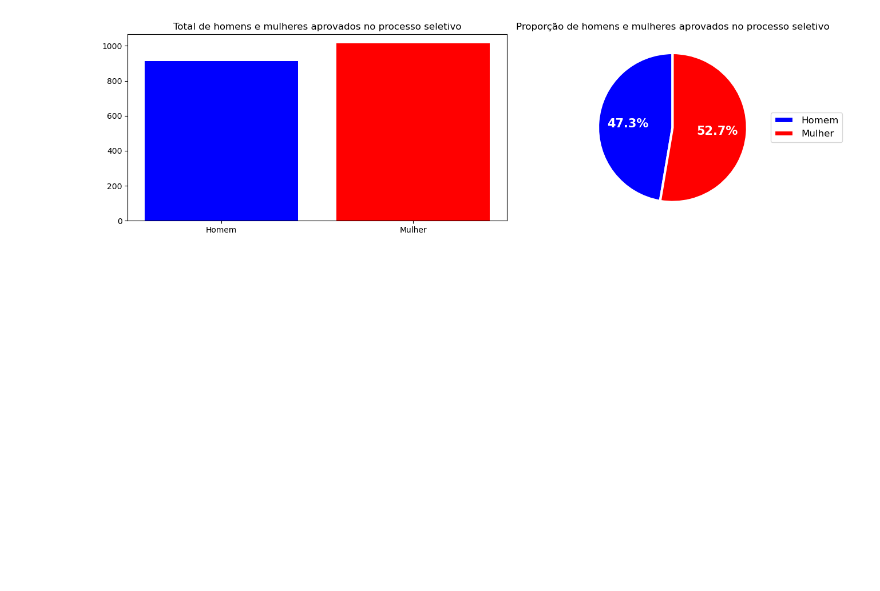
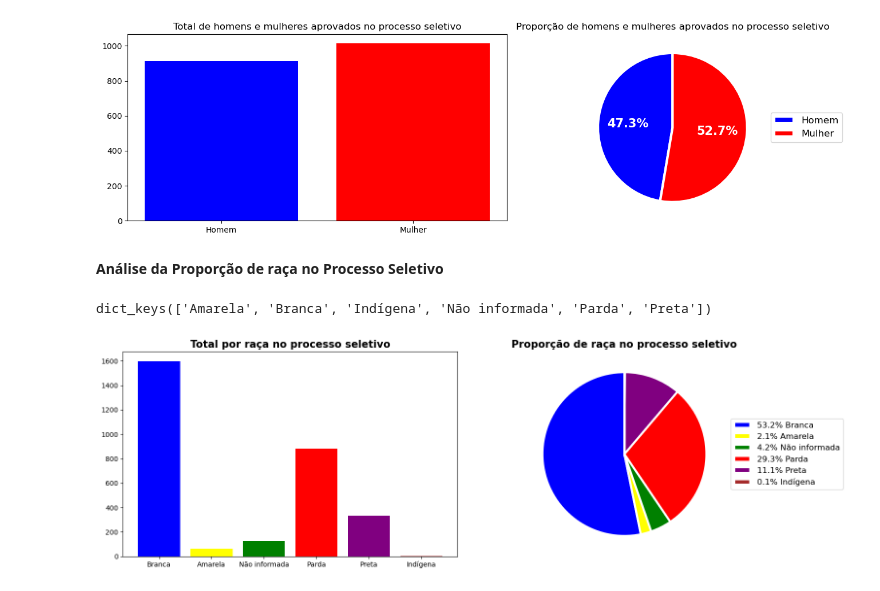
Before and after one commit to CesarMancioSilva/analise_processo_seletivo, a Jupyter notebook: Analise.ipynb, the cells around one changed output. Cells and saved outputs as stored; diff of their text form; code cells hidden in the pictures; blank space fills up the shorter version.

Commit message:
adição de novo grafico por raça

```diff
--- a/Analise.ipynb
+++ b/Analise.ipynb
@@ -59,3 +78,51 @@ plt.show()
 # %% [output]
 [figure]
 [figure]
+# %% [markdown]
+**Análise da Proporção de raça no Processo Seletivo**
+# %%
+data_raça=data.groupby('Raça-cor')
+print(data_raça.groups.keys())
+raça_Branca = data_raça.get_group('Branca')
+raça_Amarela= data_raça.get_group('Amarela')
+raça_Indigena = data_raça.get_group('Indígena')
+raça_NI = data_raça.get_group('Não informada')
+raça_Parda = data_raça.get_group('Parda')
+raça_Preta = data_raça.get_group('Preta')
+
+total_integrantes = len(data)
+
+prct_branca = (len(raça_Branca)*100)/total_integrantes
+prct_amarela = (len(raça_Amarela)*100)/total_integrantes
+prct_ni = (len(raça_NI)*100)/total_integrantes
+prct_parda = (len(raça_Parda)*100)/total_integrantes
+prct_preta = (len(raça_Preta)*100)/total_integrantes
+prct_indigena = (len(raça_Indigena)*100)/total_integrantes
+
+raças = ['Branca','Amarela','Não informada','Parda','Preta','Indígena']
+raças_prct = [f'{prct_branca}% Branca',f'{prct_amarela}% Amarela',f'{round(prct_ni,1)}% Não informada',f'{round(prct_parda,1)}% Parda',f'{prct_preta}% Preta',f'{prct_indigena}% Indígena']
+result = [len(raça_Branca),len(raça_Amarela),len(raça_NI),len(raça_Parda),len(raça_Preta),len(raça_Indigena)]
+
+fig, ax = plt.subplots(1, 2, figsize=(16, 5))
+ax[0].bar(raças,result,color=['blue','yellow','green','red','purple','brown'])
+ax[0].set_title('Total por raça no processo seletivo',fontsize=15,fontweight='bold')
+
+wedges, texts, autotexts = ax[1].pie(result, labels=raças_prct, autopct='%1.1f%%', startangle=90,wedgeprops={'linewidth': 3.0, 'edgecolor': 'white'},colors=['blue','yellow','green','red','purple','brown'])
+ax[1].legend(wedges, raças_prct, loc="center left", bbox_to_anchor=(1, 0, 0.5, 1),fontsize='large')
+for autotext in autotexts:
+    autotext.set_color('white')
+    autotext.set_fontsize(1)
+    x, y = autotext.get_position()
+    horizontal_offset = 2* x
+    vertical_offset = 2 * y
+    autotext.set_position((horizontal_offset, vertical_offset))
+
+for text in texts:
+    text.set_color('white')
+ax[1].set_title('Proporção de raça no processo seletivo',fontsize=15,fontweight='bold')
+fig.subplots_adjust()
+plt.tight_layout()
+plt.show()
+# %% [output]
+dict_keys(['Amarela', 'Branca', 'Indígena', 'Não informada', 'Parda', 'Preta'])
+[figure, added]
```
Also changed, not shown: parts of 1 cell of this notebook.
